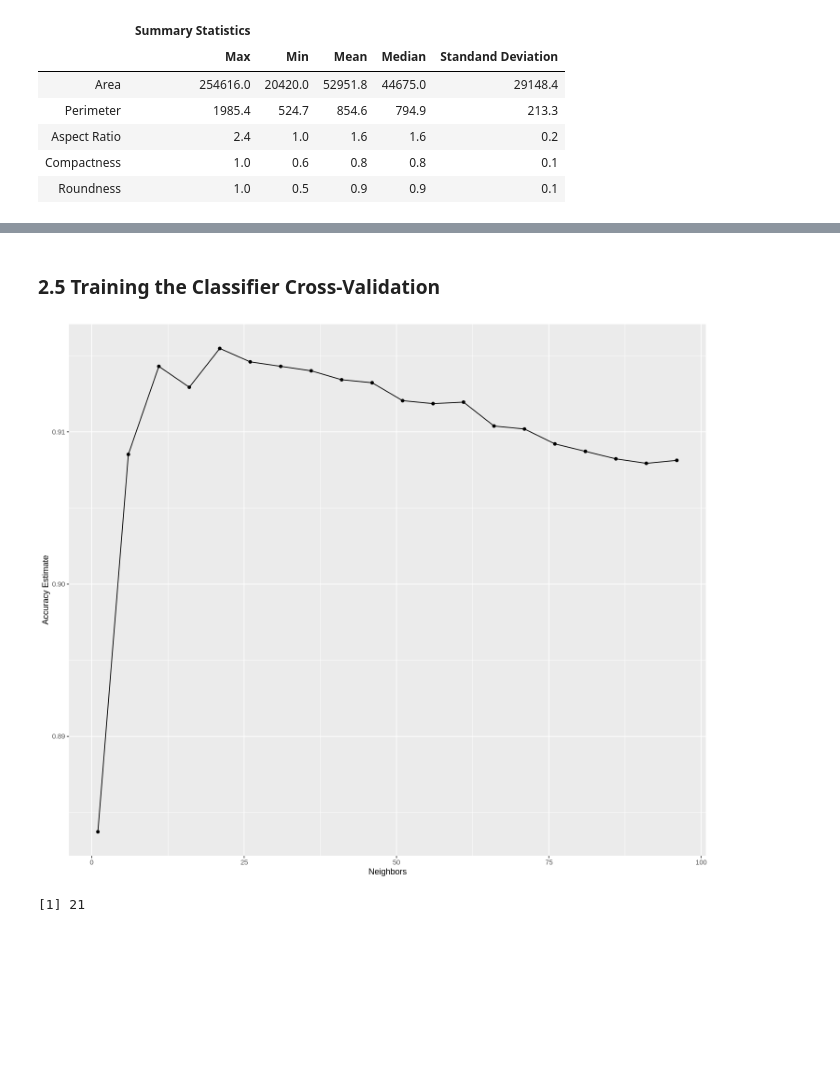
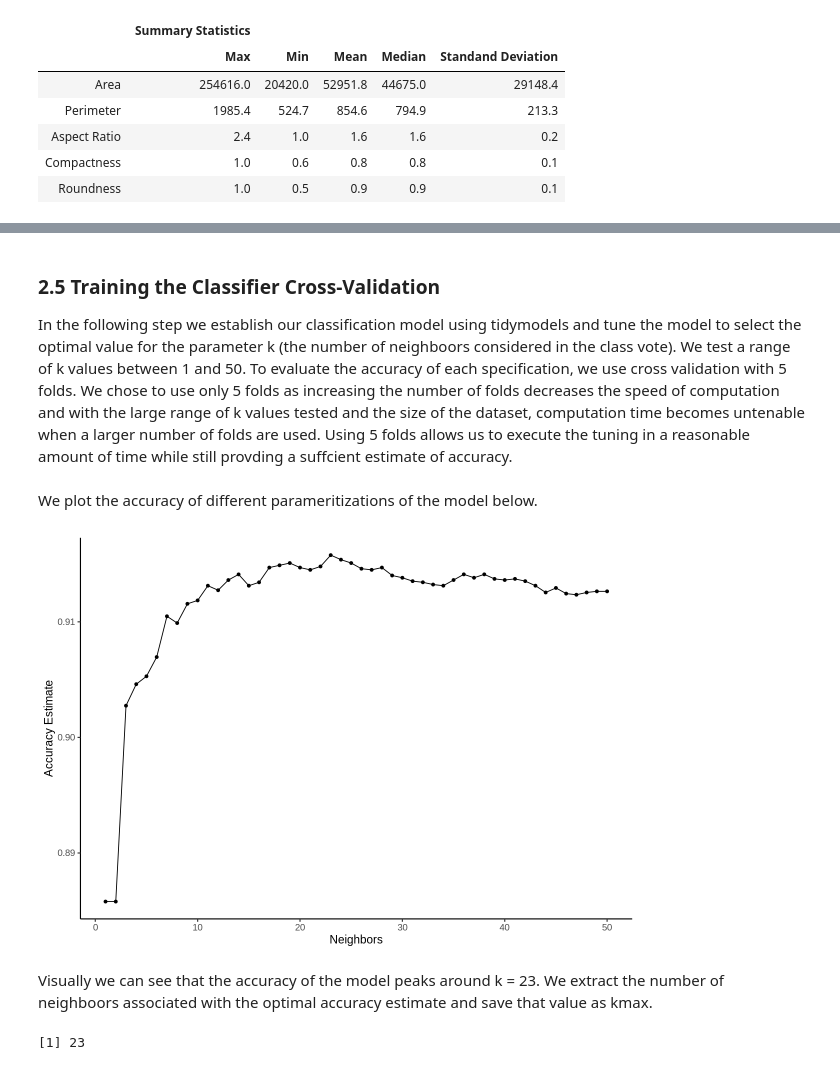
Before and after one commit to EdwardWangDataScience/Project_Proposal_Group_24, a Jupyter notebook: main/Group_project.ipynb, the cells around one changed output, grey strips where cells are left out. Saved outputs shown, nothing was run; the diff lists cells and outputs as text; code cells hidden in the pictures; blank space fills up the shorter version.

```diff
--- a/main/Group_project.ipynb
+++ b/main/Group_project.ipynb
@@ -162,9 +162,11 @@ expor_plot
-# %% [markdown]
-### 2.5 Training the Classifier Cross-Validation
+# %% [markdown]
+### 2.5 Training the Classifier Cross-Validation
+
+In the following step we establish our classification model using tidymodels and tune the model to select the optimal value for the parameter k (the number of neighboors considered in the class vote). We test a range of k values between 1 and 50. To evaluate the accuracy of each specification, we use cross validation with 5 folds. We chose to use only 5 folds as increasing the number of folds decreases the speed of computation and with the large range of k values tested and the size of the dataset, computation time becomes untenable when a larger number of folds are used. Using 5 folds allows us to execute the tuning in a reasonable amount of time while still provding a suffcient estimate of accuracy.
 # %%
 vfold <- vfold_cv(beans_train, v = 5, strata = Class)
 
-k_vals <- tibble(neighbors = seq(from = 1, to = 100, by = 5))
+k_vals <- tibble(neighbors = seq(from = 1, to = 50, by = 1))
 
 knn_spec <- nearest_neighbor(weight_func = "rectangular", neighbors = tune()) %>%
             set_engine("kknn") %>%
@@ -178,17 +180,22 @@ knn_results <- workflow() %>%
 
 accuracies <- knn_results %>%
   filter(.metric == "accuracy")
+# %% [markdown]
+We plot the accuracy of different parameritizations of the model below.
 # %%
-options(repr.plot.width=12, repr.plot.height=10)
+options(repr.plot.width=10, repr.plot.height=7)
 
 accuracy_vs_k <- ggplot(accuracies, aes(x = neighbors, y = mean)) +
   geom_point() +
   geom_line() +
-  labs(x = "Neighbors", y = "Accuracy Estimate")
+  labs(x = "Neighbors", y = "Accuracy Estimate")+
+  theme_classic(base_size = 14)
 
 accuracy_vs_k
 # %% [output]
-[figure, old version]
+[figure, new version]
+# %% [markdown]
+Visually we can see that the accuracy of the model peaks around k = 23. We extract the number of neighboors associated with the optimal accuracy estimate and save that value as kmax.
 # %%
 kmax <- accuracies %>%
   filter(mean == max(mean))%>%
@@ -196,4 +203,4 @@ kmax <- accuracies %>%
 
 kmax
 # %% [output]
-[1] 21
+[1] 23
```
Also changed, not shown: parts of 14 cells of this notebook.
